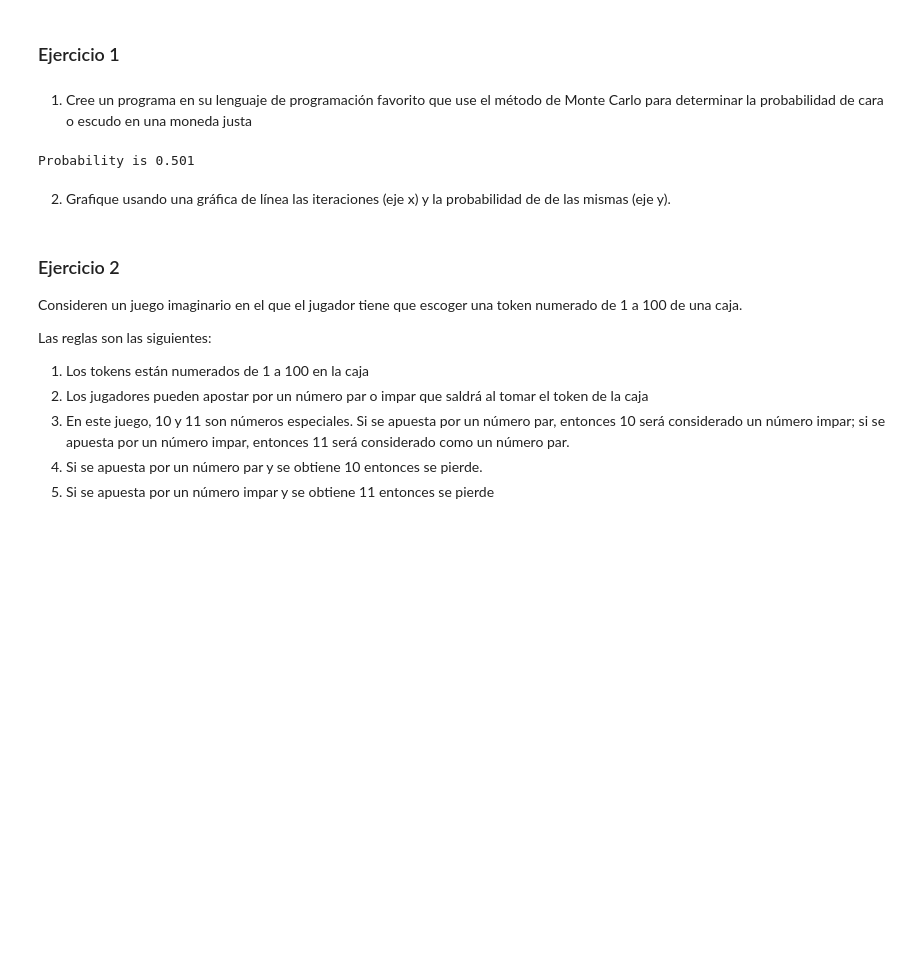
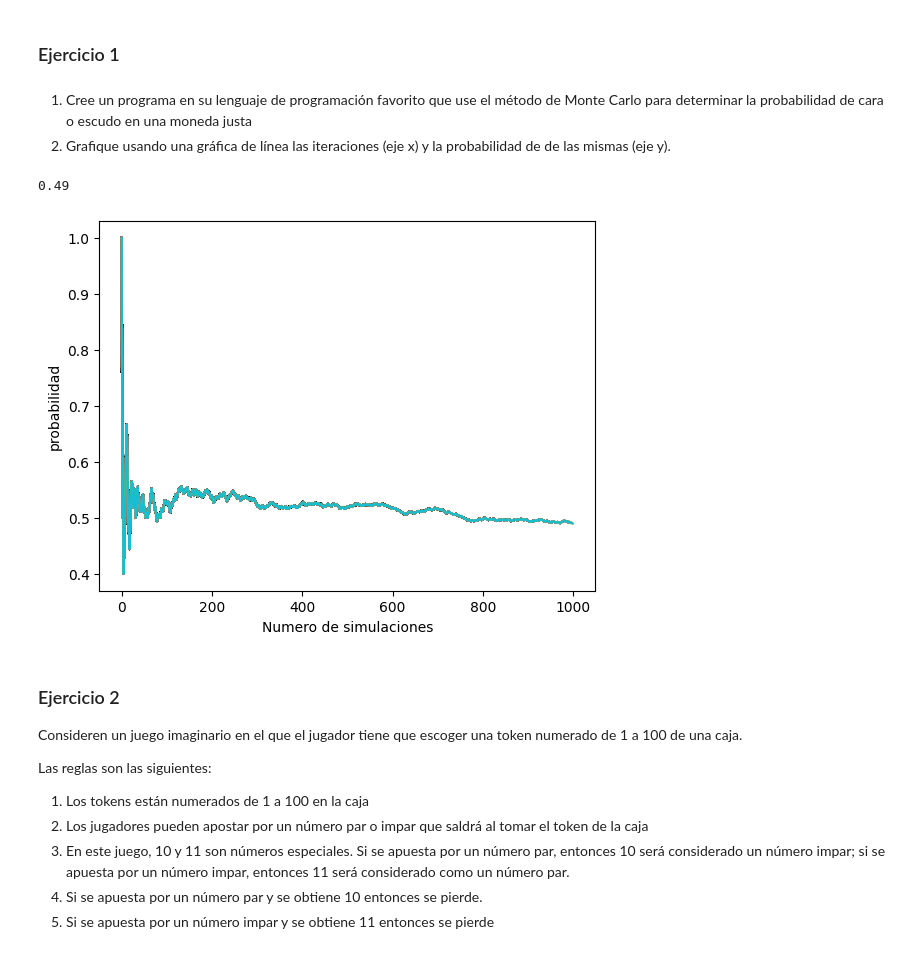
Before and after one commit to rom19199/MiniProyecto6, a Jupyter notebook: MiniProyecto6.ipynb, the cells around one changed output. Saved outputs shown, nothing was run; the diff lists cells and outputs as text; code cells hidden in the pictures; blank space fills up the shorter version.

```diff
--- a/MiniProyecto6.ipynb
+++ b/MiniProyecto6.ipynb
@@ -10,40 +10,40 @@ import matplotlib.pyplot as plt
 # %% [markdown]
 1. Cree un programa en su lenguaje de programación favorito que use el método de Monte Carlo para
 determinar la probabilidad de cara o escudo en una moneda justa
+2. Grafique usando una gráfica de línea las iteraciones (eje x) y la probabilidad de de las mismas (eje y).
-# %%
-def lanzamiento():
-    # Generar un numero entre 0 y 1
-    x = random.uniform(0, 1)
-    if x > 0.5:
-        # caras = true
-        return True
-    else:
-        # escudos = false
-        return False
-
-probabilidad = []
-
-#simulando 1000 experimentos
-for i in range(1000):
-
-    # cada experimento tiene 10 lanzamientos de monedas
-    N = 10
-    resultados = [] #guardar los resultados en un array
-    for i in range(N):
-        result = lanzamiento()
-        resultados.append(result)
-
-    n_caras = sum(resultados)
-    p_caras = n_caras/N
-    probabilidad.append(p_caras)
-
-p_carasM = sum(probabilidad)/1000
-
-print("Probability is {:.3f}".format(p_carasM))
-# %% [output]
-Probability is 0.501
-# %% [markdown]
-2. Grafique usando una gráfica de línea las iteraciones (eje x) y la probabilidad de de las mismas (eje y).
+# %%
+from matplotlib.lines import lineStyles
+
+
+def lanzamiento():
+    # Generar un numero entre 0 y 1
+    x = random.uniform(0, 1)
+    return random.randint(0,1)
+
+probabilidad = []
+
+#simulando 1000 experimentos
+def MonteCarloSimulation(iteraciones):
+    resultados = 0
+    for i in range(iteraciones):
+        flip = lanzamiento() #llamar a la función de lanzamiento
+        resultados += flip #contador
+        probI = resultados/(i+1) #obtener el valor de la var resultados
+        probabilidad.append(probI) #append al array probabilidad
+
+        #creacion de la grafica
+        #plt.axhline(y=0.5,color = 'b', linestyle = '-')
+        plt.xlabel("Numero de simulaciones")
+        plt.ylabel("probabilidad")
+        plt.plot(probabilidad)
+
+    return resultados/iteraciones
+
+valor = MonteCarloSimulation(1000)
+print(valor)
+# %% [output]
+0.49
+[figure, added]
 # %% [markdown]
 ### Ejercicio 2
 
```
Also changed, not shown: parts of 1 cell of this notebook.
